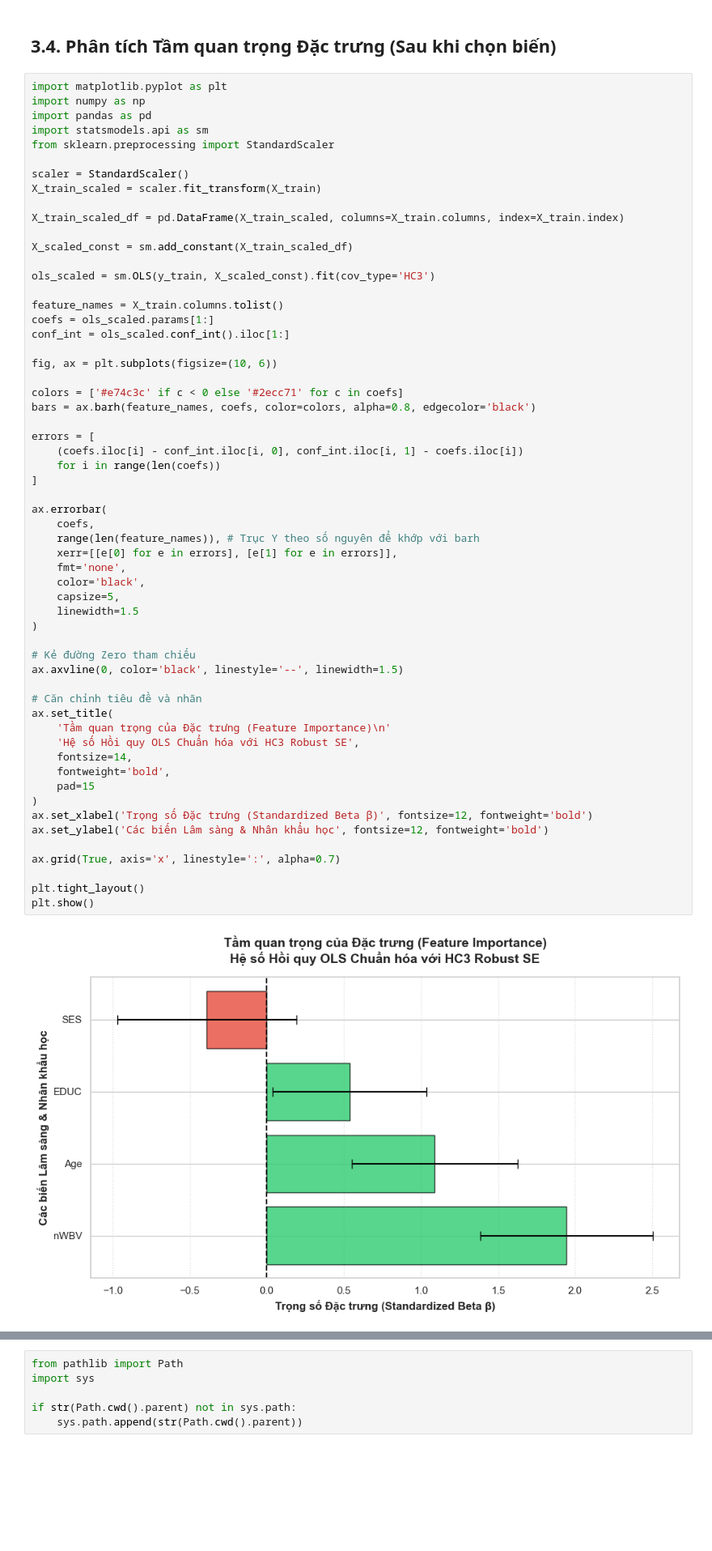
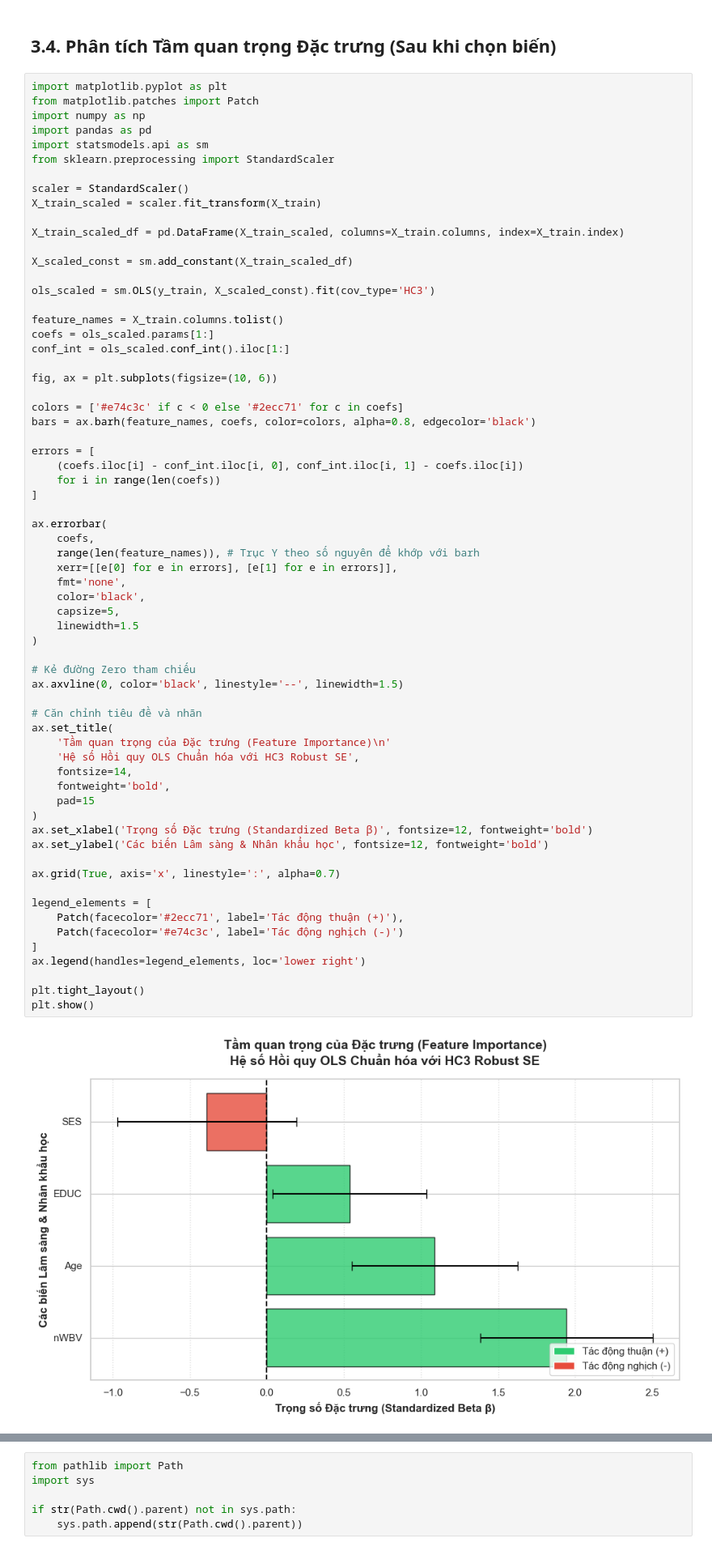
Before and after one commit to TanKhoiTV/blues-estimator-project, a Jupyter notebook: part2/part2_notebook.ipynb, the cells around one changed output, grey strips where cells are left out. Shown at 81% size. Saved outputs shown, nothing was run; the diff lists cells and outputs as text; blank space fills up the shorter version.

```diff
--- a/part2/part2_notebook.ipynb
+++ b/part2/part2_notebook.ipynb
@@ -702,6 +727,7 @@ print(f" Đã chuẩn bị xong dữ liệu: Tập Train ({X_train.shape[0]} m
 ## 3.4. Phân tích Tầm quan trọng Đặc trưng (Sau khi chọn biến)
 # %%
 import matplotlib.pyplot as plt
+from matplotlib.patches import Patch
 import numpy as np
 import pandas as pd
 import statsmodels.api as sm
@@ -732,34 +758,40 @@ errors = [
 
 ax.errorbar(
     coefs,
     range(len(feature_names)), # Trục Y theo số nguyên để khớp với barh
     xerr=[[e[0] for e in errors], [e[1] for e in errors]],
     fmt='none',
     color='black',
     capsize=5,
     linewidth=1.5
 )
 
 # Kẻ đường Zero tham chiếu
 ax.axvline(0, color='black', linestyle='--', linewidth=1.5)
 
 # Căn chỉnh tiêu đề và nhãn
 ax.set_title(
     'Tầm quan trọng của Đặc trưng (Feature Importance)\n'
     'Hệ số Hồi quy OLS Chuẩn hóa với HC3 Robust SE',
     fontsize=14,
     fontweight='bold',
     pad=15
 )
 ax.set_xlabel('Trọng số Đặc trưng (Standardized Beta β)', fontsize=12, fontweight='bold')
 ax.set_ylabel('Các biến Lâm sàng & Nhân khẩu học', fontsize=12, fontweight='bold')
 
 ax.grid(True, axis='x', linestyle=':', alpha=0.7)
 
+legend_elements = [
+    Patch(facecolor='#2ecc71', label='Tác động thuận (+)'),
+    Patch(facecolor='#e74c3c', label='Tác động nghịch (-)')
+]
+ax.legend(handles=legend_elements, loc='lower right')
+
 plt.tight_layout()
 plt.show()
 # %% [output]
-[figure, old version]
+[figure, new version]
 # %% [markdown]
 ## 4. Xây dựng dữ liệu
 Để đánh giá khách quan năng lực dự báo và kiểm soát rủi ro quá khớp của mô hình hồi quy, nghiên cứu áp dụng phương pháp chia tách dữ liệu kiểm chứng chéo độc lập.
```
Also changed, not shown: parts of 6 cells of this notebook, 1 other file.
